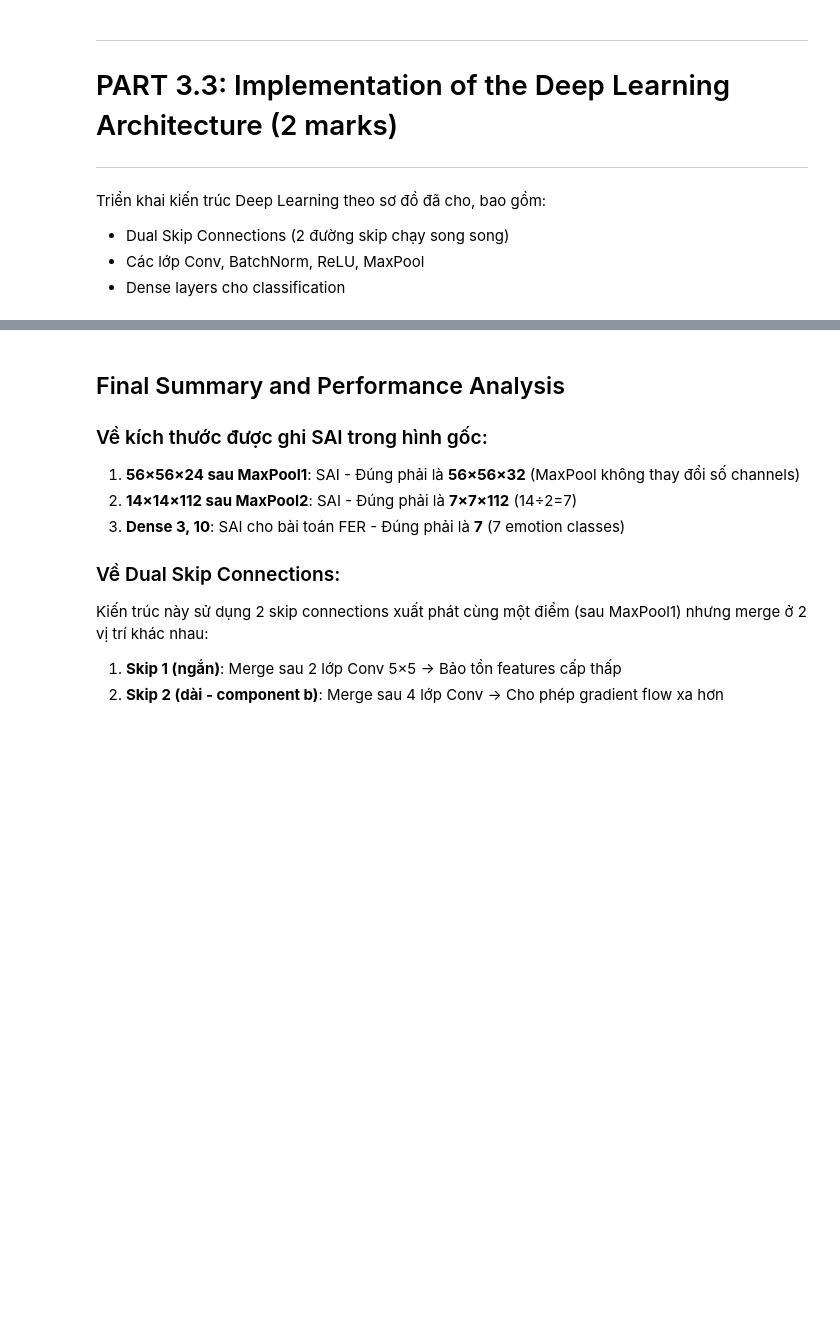
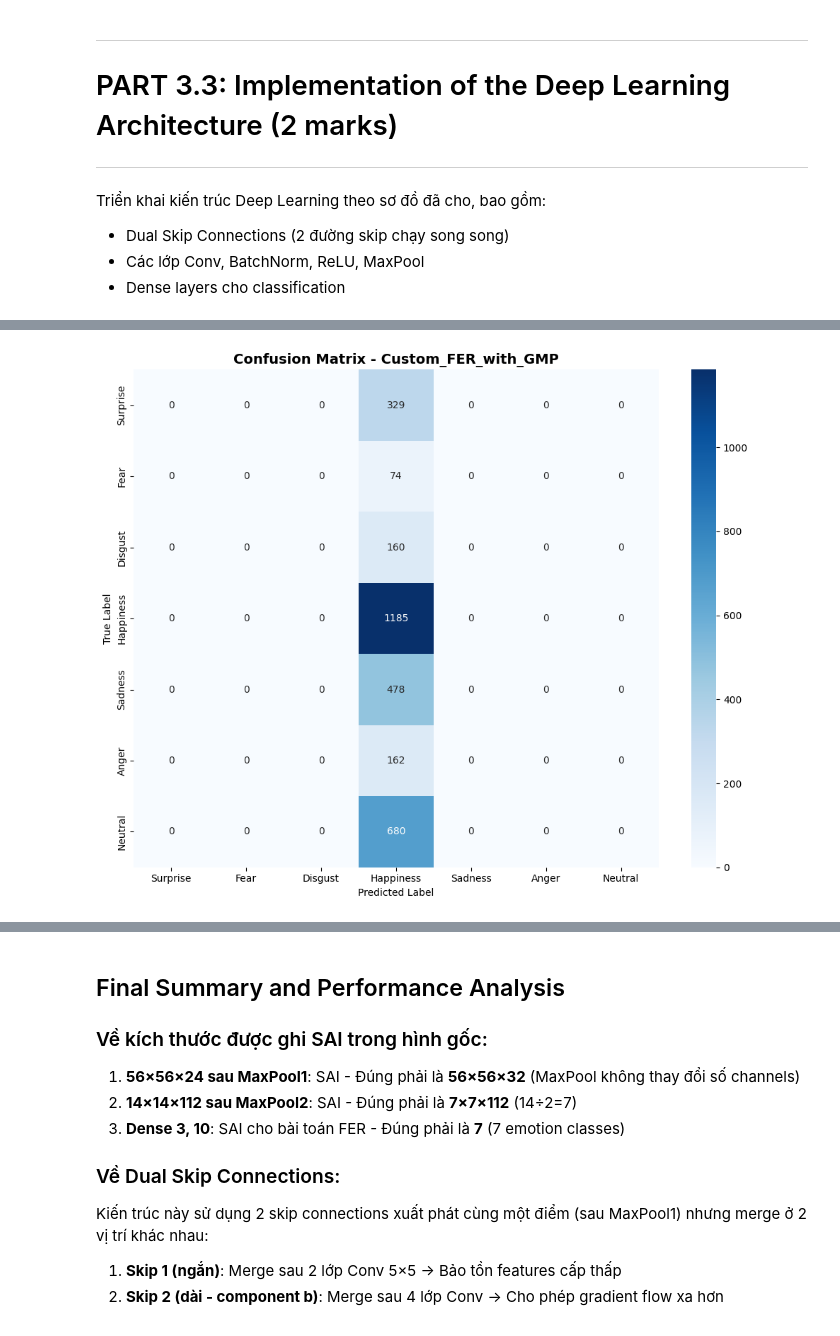
Before and after one commit to Vietnamese-Fake-News-Detection/Facial-Expression-Recognition, a Jupyter notebook: Part3_2_and_Part3_3.ipynb, the cells around one changed output, grey strips where cells are left out. Drawn from its saved outputs; the diff is of its cells as text; code cells hidden in the pictures; blank space fills up the shorter version.

Commit message:
Update notebooks: fix memory issues, reduce epochs, fix visualization

```diff
--- a/Part3_2_and_Part3_3.ipynb
+++ b/Part3_2_and_Part3_3.ipynb
@@ -716,6 +853,7 @@ print(f"Test Accuracy: {test_accuracy:.4f}")
 # Get predictions
 y_pred_proba = model.predict(X_test_normalized, verbose=0)
 y_pred_classes = np.argmax(y_pred_proba, axis=1)
+y_true_classes = np.argmax(y_test_onehot, axis=1)
 
 # Classification report
 emotion_names = [EMOTION_LABELS[i+1] for i in range(7)]
@@ -723,4 +861,4 @@ emotion_names = [EMOTION_LABELS[i+1] for i in range(7)]
 print("\n" + "=" * 60)
 print("CLASSIFICATION REPORT")
 print("=" * 60)
-print(classification_report(y_test, y_pred_classes, target_names=emotion_names))
+print(classification_report(y_true_classes, y_pred_classes, target_names=emotion_names))
@@ -727,16 +882,18 @@ print(classification_report(y_test, y_pred_classes, target_names=emotion_names))
 # %%
 # Confusion matrix
-cm = confusion_matrix(y_test, y_pred_classes)
+cm = confusion_matrix(y_true_classes, y_pred_classes)
 
 plt.figure(figsize=(10, 8))
 sns.heatmap(cm, annot=True, fmt='d', cmap='Blues',
             xticklabels=emotion_names, yticklabels=emotion_names)
 plt.title(f'Confusion Matrix - {model_name}', fontsize=14, fontweight='bold')
 plt.xlabel('Predicted Label')
 plt.ylabel('True Label')
 plt.tight_layout()
 plt.savefig(f'confusion_matrix_{model_name}.png', dpi=150, bbox_inches='tight')
 plt.show()
+# %% [output]
+[figure, added]
 # %%
 # Normalized confusion matrix
 cm_normalized = cm.astype('float') / cm.sum(axis=1)[:, np.newaxis]
```
Also changed, not shown: parts of 17 cells of this notebook, 9 other files.
